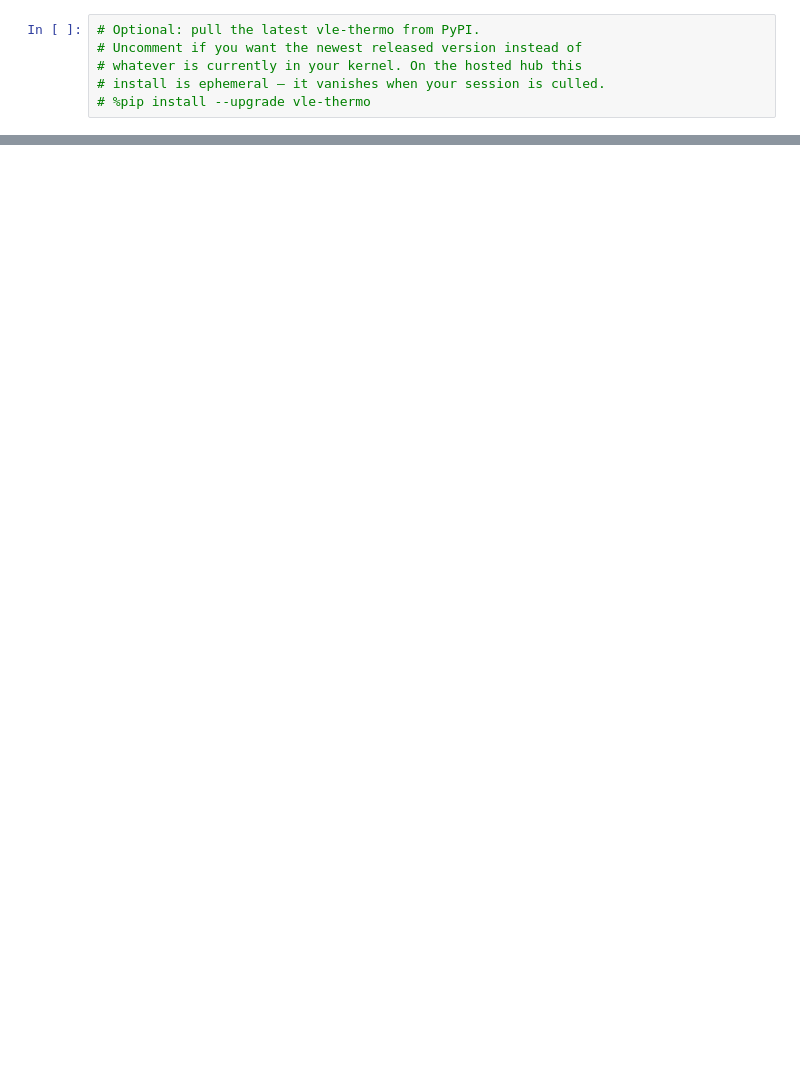
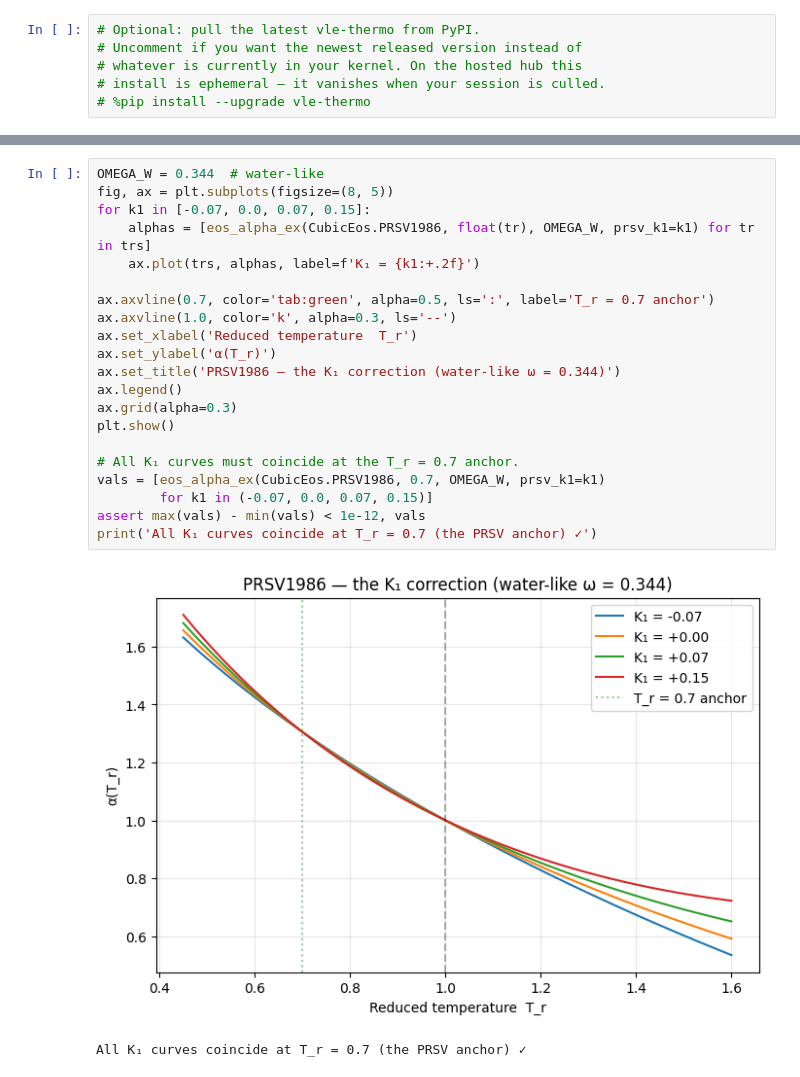
Before and after one commit to miguelju/vle, a Jupyter notebook: notebooks/02b_alpha_zoo.ipynb, the cells around one changed output, grey strips where cells are left out. Cells and saved outputs as stored; diff of their text form; blank space fills up the shorter version.

```diff
--- a/notebooks/02b_alpha_zoo.ipynb
+++ b/notebooks/02b_alpha_zoo.ipynb
@@ -48,0 +155,24 @@ The cell below calls the planned feature **through the existing engine binding**
+# %%
+OMEGA_W = 0.344  # water-like
+fig, ax = plt.subplots(figsize=(8, 5))
+for k1 in [-0.07, 0.0, 0.07, 0.15]:
+    alphas = [eos_alpha_ex(CubicEos.PRSV1986, float(tr), OMEGA_W, prsv_k1=k1) for tr in trs]
+    ax.plot(trs, alphas, label=f'K₁ = {k1:+.2f}')
+
+ax.axvline(0.7, color='tab:green', alpha=0.5, ls=':', label='T_r = 0.7 anchor')
+ax.axvline(1.0, color='k', alpha=0.3, ls='--')
+ax.set_xlabel('Reduced temperature  T_r')
+ax.set_ylabel('α(T_r)')
+ax.set_title('PRSV1986 — the K₁ correction (water-like ω = 0.344)')
+ax.legend()
+ax.grid(alpha=0.3)
+plt.show()
+
+# All K₁ curves must coincide at the T_r = 0.7 anchor.
+vals = [eos_alpha_ex(CubicEos.PRSV1986, 0.7, OMEGA_W, prsv_k1=k1)
+        for k1 in (-0.07, 0.0, 0.07, 0.15)]
+assert max(vals) - min(vals) < 1e-12, vals
+print('All K₁ curves coincide at T_r = 0.7 (the PRSV anchor) ✓')
+# %% [output]
+[figure, added]
+All K₁ curves coincide at T_r = 0.7 (the PRSV anchor) ✓
```
Also changed, not shown: parts of 29 cells of this notebook, 16 other files.
